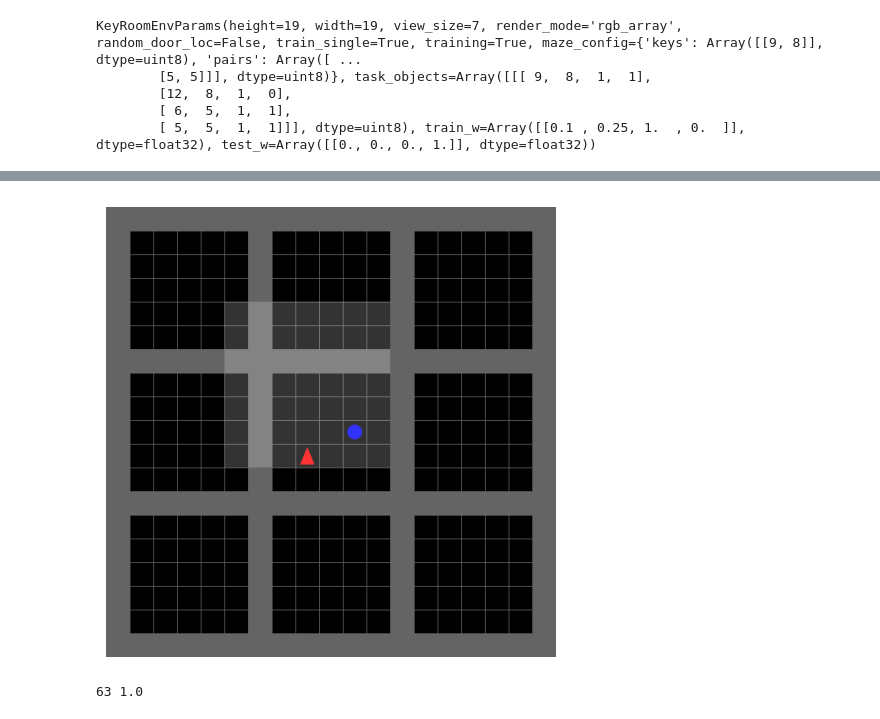
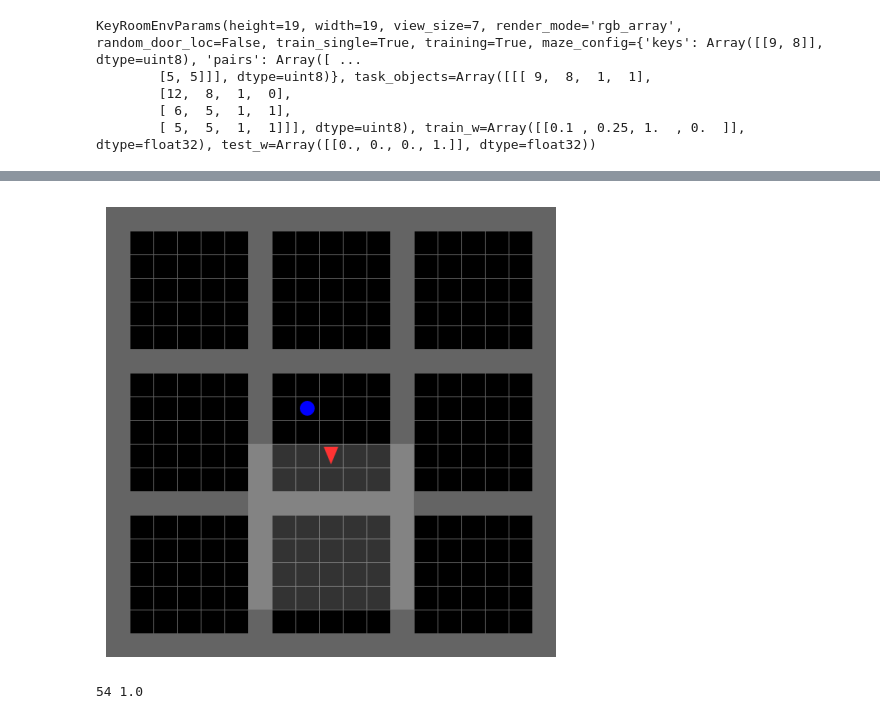
Before and after one commit to wcarvalho/jaxneurorl, a Jupyter notebook: projects/humansf/keyroom-test.ipynb, the cells around one changed output, grey strips where cells are left out. Saved outputs shown, nothing was run; the diff lists cells and outputs as text; code cells hidden in the pictures.

```diff
--- a/projects/humansf/keyroom-test.ipynb
+++ b/projects/humansf/keyroom-test.ipynb
@@ -79,39 +88,39 @@ for seed in range(0, 1):
 # %%
 # rng = jax.random.PRNGKey(1)  # multiroom
-rng = jax.random.PRNGKey(3)  # single room
+rng = jax.random.PRNGKey(14)  # single room
 rng, rng_ = jax.random.split(rng)
 env_params = env_params.replace(training=True)
 timestep = env.reset(rng_, env_params)
 state_image = env.render(env_params, timestep)
 visualizer.display_image(state_image)
 t_limit = 150
 
 # state_seq = [env.render(env_params, timestep)]
 obs_seq = [keyroom.render_room(timestep.state)]
 reward_seq = [timestep.reward]
 
 t_counter = 0
 while True:
     rng, rng_act, rng_step = jax.random.split(rng, 3)
     action = jax.random.randint(rng_act, (), 0, env.num_actions(env_params))
 
     timestep = env.step(rng_step, timestep, action, env_params)
     # state_seq.append(env.render(env_params, timestep))
     obs_seq.append(keyroom.render_room(timestep.state))
     reward_seq.append(timestep.reward)
 
     # obs_image = keyroom.render_room(timestep)
     # visualizer.display_image(obs_image)
 
     t_counter += 1
     if timestep.last() or t_counter >= t_limit:
         break
 
 cum_rewards = jnp.cumsum(jnp.array(reward_seq))
 print(t_counter, sum(reward_seq))
 # %% [output]
-[figure, old version]
+[figure, new version]
-63 1.0
+54 1.0
 # %%
 vis = visualizer.Visualizer(env, env_params, obs_seq, cum_rewards)
 vis.animate(f"analysis_media/anim1.gif")
```
Also changed, not shown: parts of 2 cells of this notebook, 4 other files.
